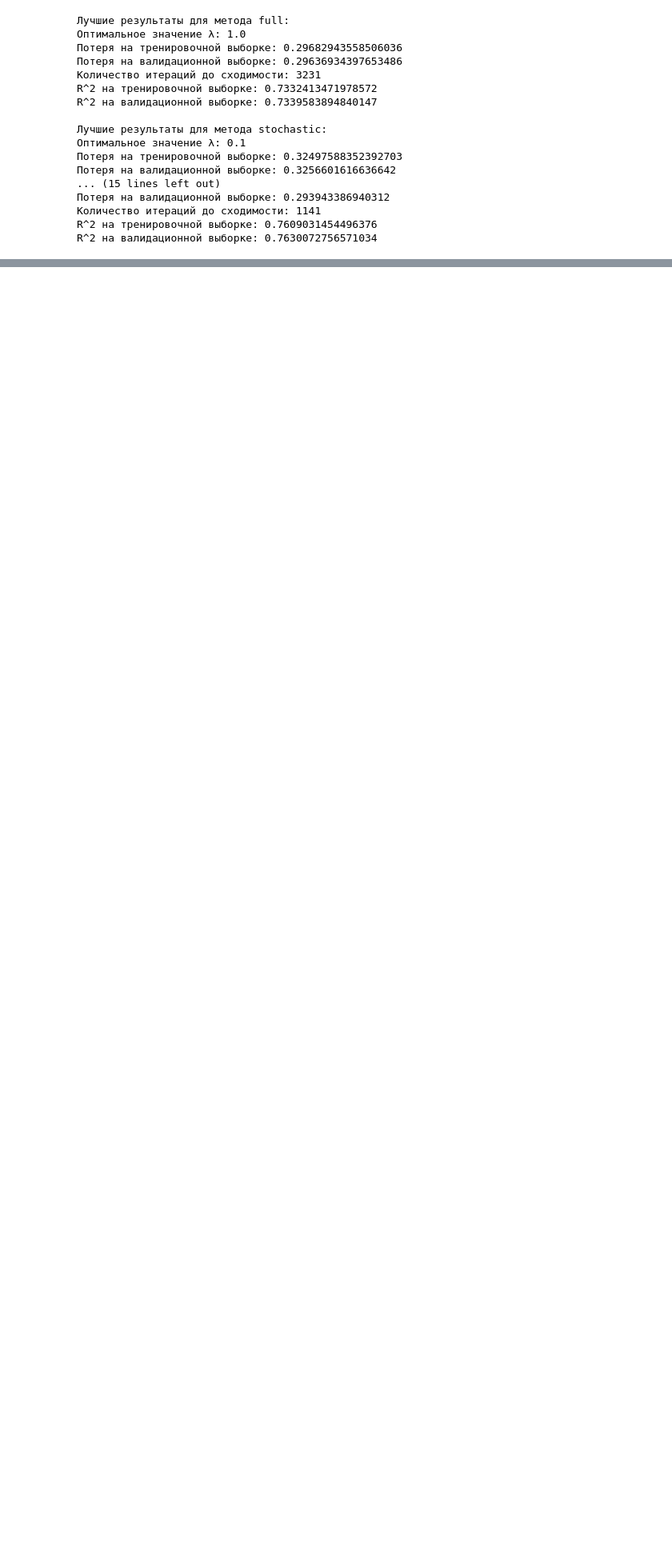
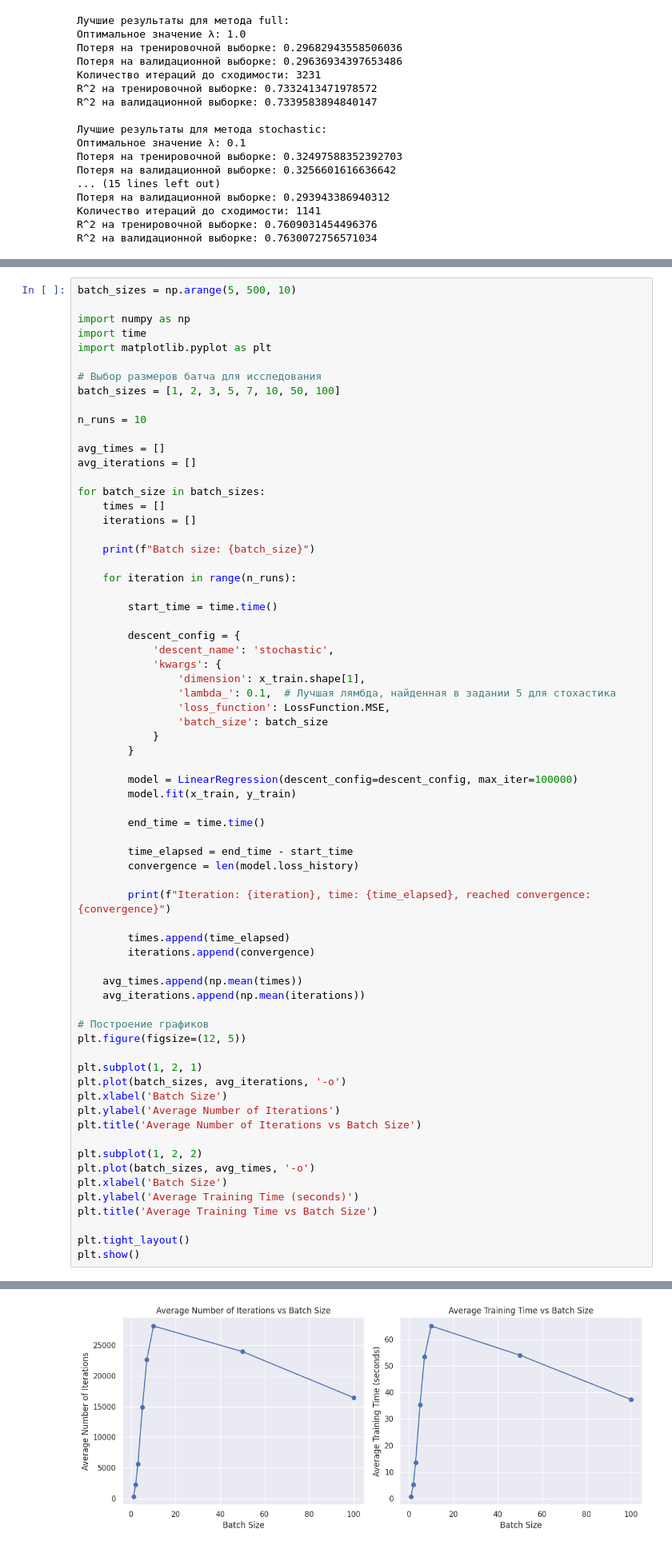
Before and after one commit to kopistas/ml_lab4, a Jupyter notebook: ML MAI & SBER. GD. LAB 4.ipynb, the cells around one changed output, grey strips where cells are left out. Shown at 80% size. Cells and saved outputs as stored; diff of their text form; blank space fills up the shorter version.

```diff
--- a/ML MAI & SBER. GD. LAB 4.ipynb
+++ b/ML MAI & SBER. GD. LAB 4.ipynb
@@ -919,0 +914,69 @@ batch_sizes = np.arange(5, 500, 10)
+# %%
+batch_sizes = np.arange(5, 500, 10)
+
+import numpy as np
+import time
+import matplotlib.pyplot as plt
+
+# Выбор размеров батча для исследования
+batch_sizes = [1, 2, 3, 5, 7, 10, 50, 100]
+
+n_runs = 10
+
+avg_times = []
+avg_iterations = []
+
+for batch_size in batch_sizes:
+    times = []
+    iterations = []
+
+    print(f"Batch size: {batch_size}")
+
+    for iteration in range(n_runs):
+
+        start_time = time.time()
+
+        descent_config = {
+            'descent_name': 'stochastic',
+            'kwargs': {
+                'dimension': x_train.shape[1],
+                'lambda_': 0.1,  # Лучшая лямбда, найденная в задании 5 для стохастика
+                'loss_function': LossFunction.MSE,
+                'batch_size': batch_size
+            }
+        }
+
+        model = LinearRegression(descent_config=descent_config, max_iter=100000)
+        model.fit(x_train, y_train)
+
+        end_time = time.time()
+
+        time_elapsed = end_time - start_time
+        convergence = len(model.loss_history)
+
+        print(f"Iteration: {iteration}, time: {time_elapsed}, reached convergence: {convergence}")
+
+        times.append(time_elapsed)
+        iterations.append(convergence)
+
+    avg_times.append(np.mean(times))
+    avg_iterations.append(np.mean(iterations))
+
+# Построение графиков
+plt.figure(figsize=(12, 5))
+
+plt.subplot(1, 2, 1)
+plt.plot(batch_sizes, avg_iterations, '-o')
+plt.xlabel('Batch Size')
+plt.ylabel('Average Number of Iterations')
+plt.title('Average Number of Iterations vs Batch Size')
+
+plt.subplot(1, 2, 2)
+plt.plot(batch_sizes, avg_times, '-o')
+plt.xlabel('Batch Size')
+plt.ylabel('Average Training Time (seconds)')
+plt.title('Average Training Time vs Batch Size')
+
+plt.tight_layout()
+plt.show()
+# %% [output]
@@ -919,0 +1000 @@ batch_sizes = np.arange(5, 500, 10)
+[figure, added]
```
Also changed, not shown: parts of 10 cells of this notebook, 2 other files.
